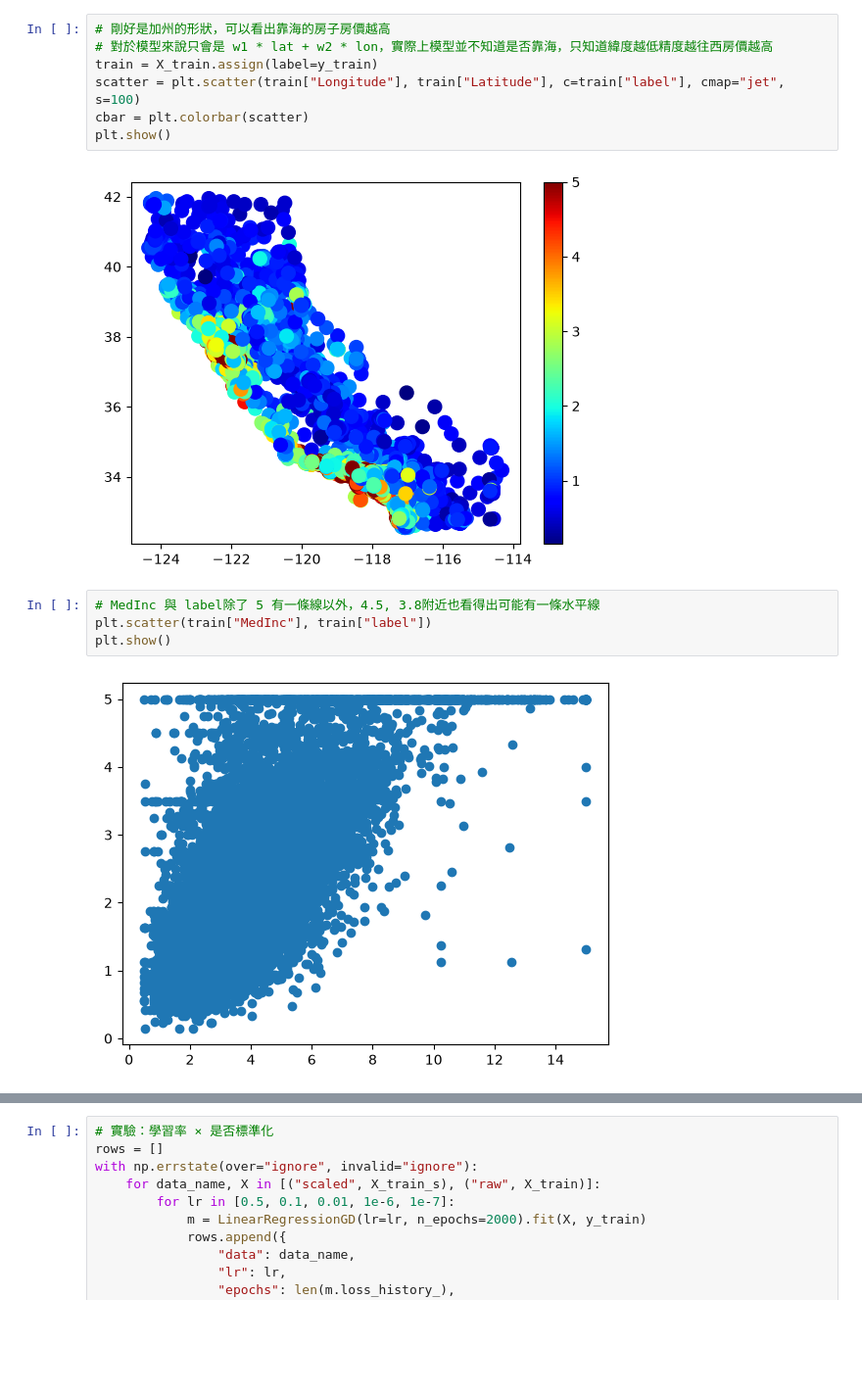
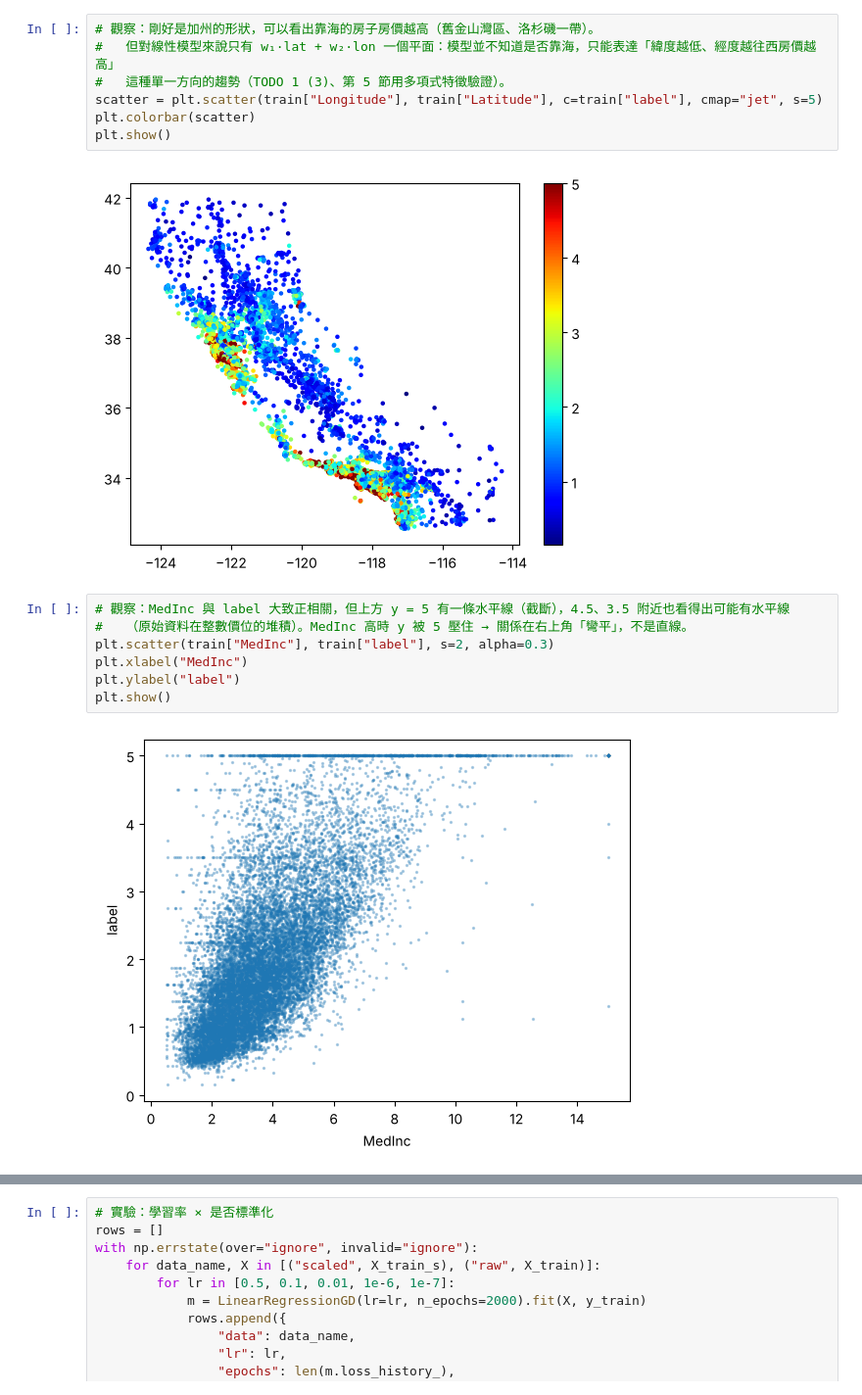
Before and after one commit to BlackUmbrella0123/ML-DL-LLM, a Jupyter notebook: notebooks/01-classic-ml/02-linear-regression/linear-regression.ipynb, the cells around one changed output, grey strips where cells are left out. Shown at 98% size. Cells and saved outputs as stored; diff of their text form; blank space fills up the shorter version.

```diff
--- a/notebooks/01-classic-ml/02-linear-regression/linear-regression.ipynb
+++ b/notebooks/01-classic-ml/02-linear-regression/linear-regression.ipynb
@@ -77,15 +97,18 @@ sns.pairplot(X_train.assign(label=y_train).sample(2000), corner=True)
 # %%
-# 剛好是加州的形狀，可以看出靠海的房子房價越高
-# 對於模型來說只會是 w1 * lat + w2 * lon，實際上模型並不知道是否靠海，只知道緯度越低精度越往西房價越高
-train = X_train.assign(label=y_train)
-scatter = plt.scatter(train["Longitude"], train["Latitude"], c=train["label"], cmap="jet", s=100)
-cbar = plt.colorbar(scatter)
+# 觀察：剛好是加州的形狀，可以看出靠海的房子房價越高（舊金山灣區、洛杉磯一帶）。
+#   但對線性模型來說只有 w₁·lat + w₂·lon 一個平面：模型並不知道是否靠海，只能表達「緯度越低、經度越往西房價越高」
+#   這種單一方向的趨勢（TODO 1 (3)、第 5 節用多項式特徵驗證）。
+scatter = plt.scatter(train["Longitude"], train["Latitude"], c=train["label"], cmap="jet", s=5)
+plt.colorbar(scatter)
 plt.show()
 # %% [output]
-[figure, old version]
+[figure, new version]
 # %%
-# MedInc 與 label除了 5 有一條線以外，4.5, 3.8附近也看得出可能有一條水平線
-plt.scatter(train["MedInc"], train["label"])
+# 觀察：MedInc 與 label 大致正相關，但上方 y = 5 有一條水平線（截斷），4.5、3.5 附近也看得出可能有水平線
+#   （原始資料在整數價位的堆積）。MedInc 高時 y 被 5 壓住 → 關係在右上角「彎平」，不是直線。
+plt.scatter(train["MedInc"], train["label"], s=2, alpha=0.3)
+plt.xlabel("MedInc")
+plt.ylabel("label")
 plt.show()
 # %% [output]
-[figure, old version]
+[figure, new version]
```
Also changed, not shown: parts of 45 cells of this notebook, 5 other files.
